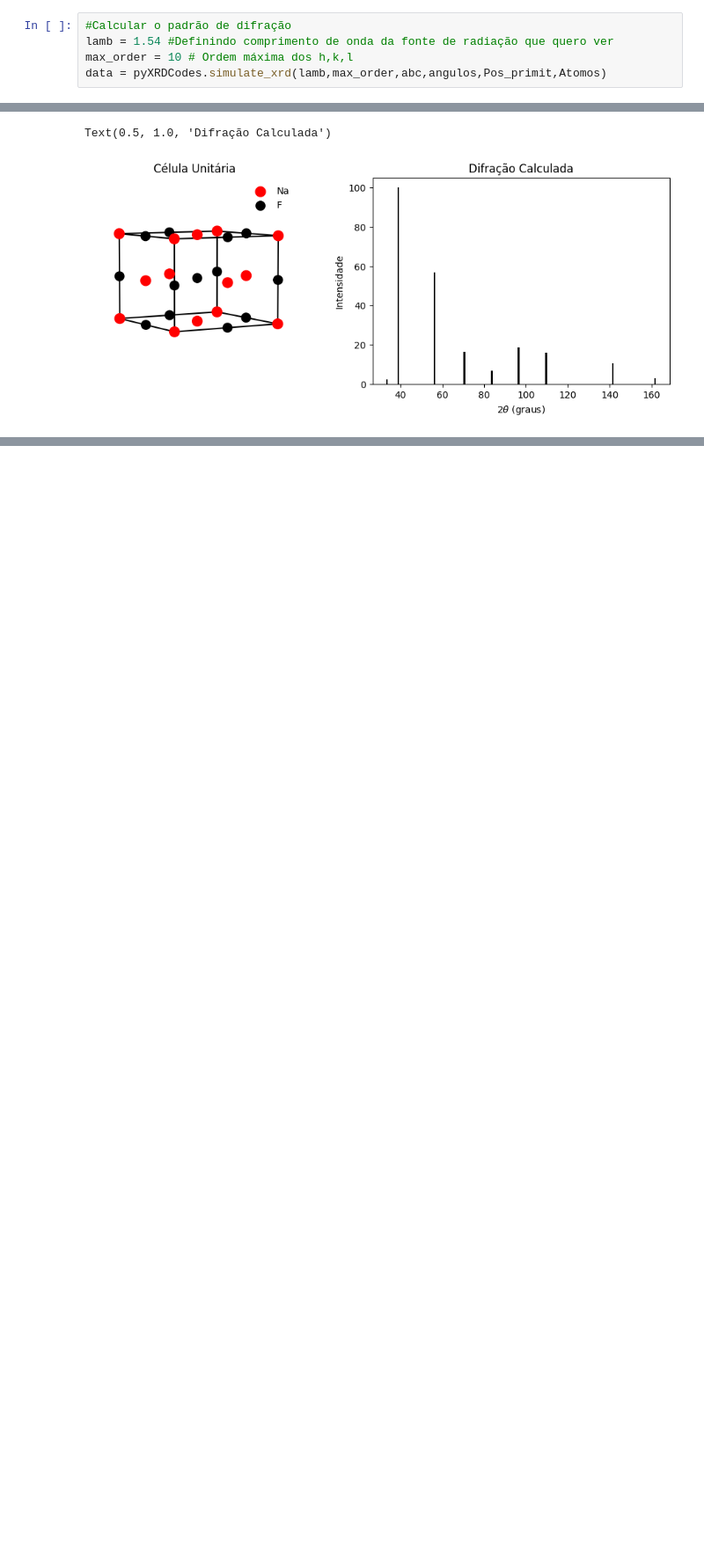
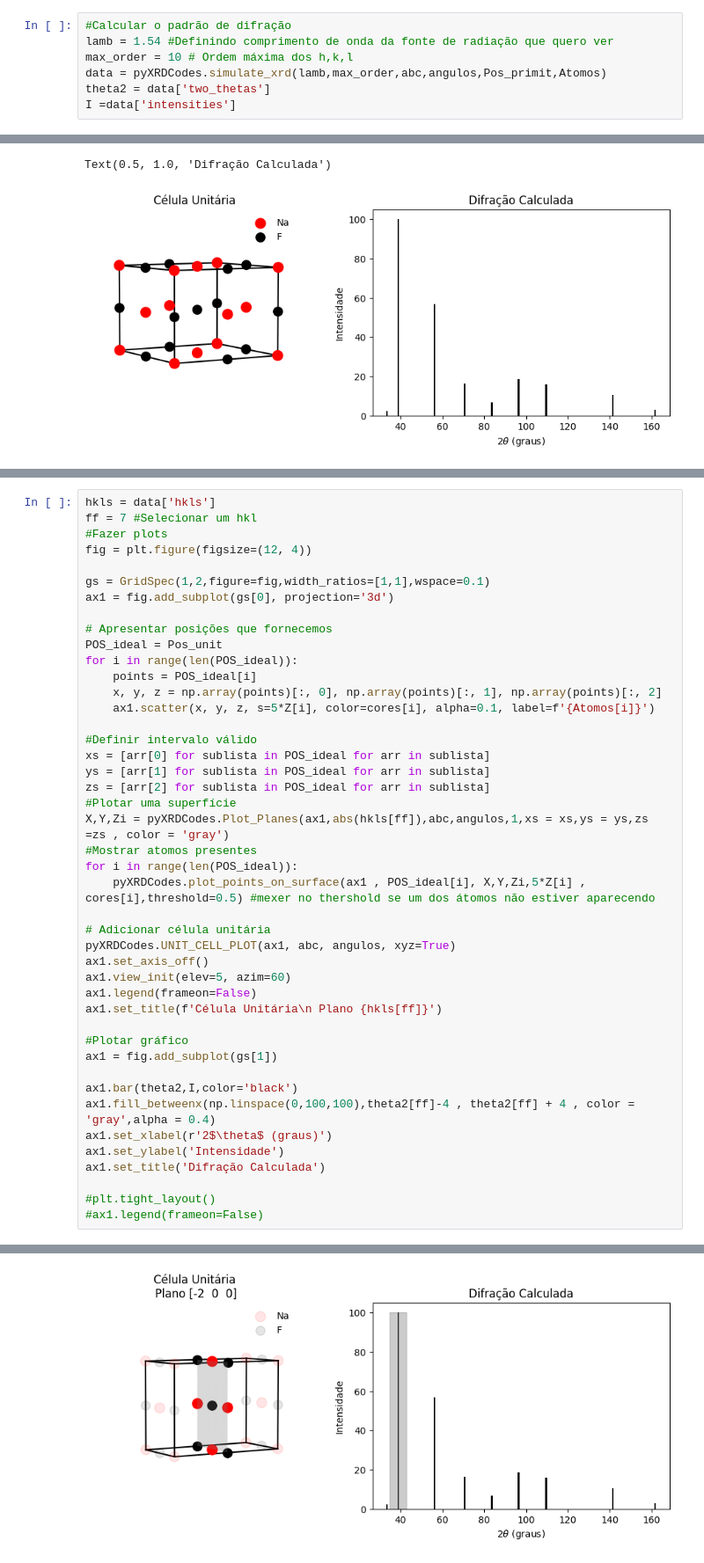
Before and after one commit to PassosSouza/pyMatchXRD, a Jupyter notebook: Usar_pyXRD.ipynb, the cells around one changed output, grey strips where cells are left out. Shown: that part at 88% size. Drawn from its saved outputs; the diff is of its cells as text; blank space fills up the shorter version.

```diff
--- a/Usar_pyXRD.ipynb
+++ b/Usar_pyXRD.ipynb
@@ -236,6 +236,8 @@ Text(0.5, 0.92, 'Posições Célula Unitária')
 lamb = 1.54 #Definindo comprimento de onda da fonte de radiação que quero ver
 max_order = 10 # Ordem máxima dos h,k,l
 data = pyXRDCodes.simulate_xrd(lamb,max_order,abc,angulos,Pos_primit,Atomos)
+theta2 = data['two_thetas']
+I =data['intensities']
 # %%
 cores = ['red', 'black', 'gray'] #Definir cores que átomos terão
 Z = data['Zs'] #Usando tamanhos fornecidos no calculo da estrutura
@@ -274,0 +279,45 @@ Text(0.5, 1.0, 'Difração Calculada')
+# %%
+hkls = data['hkls']
+ff = 7 #Selecionar um hkl
+#Fazer plots
+fig = plt.figure(figsize=(12, 4))
+
+gs = GridSpec(1,2,figure=fig,width_ratios=[1,1],wspace=0.1)
+ax1 = fig.add_subplot(gs[0], projection='3d')
+
+# Apresentar posições que fornecemos
+POS_ideal = Pos_unit
+for i in range(len(POS_ideal)):
+    points = POS_ideal[i]
+    x, y, z = np.array(points)[:, 0], np.array(points)[:, 1], np.array(points)[:, 2]
+    ax1.scatter(x, y, z, s=5*Z[i], color=cores[i], alpha=0.1, label=f'{Atomos[i]}')
+
+#Definir intervalo válido
+xs = [arr[0] for sublista in POS_ideal for arr in sublista]
+ys = [arr[1] for sublista in POS_ideal for arr in sublista]
+zs = [arr[2] for sublista in POS_ideal for arr in sublista]
+#Plotar uma superfície
+X,Y,Zi = pyXRDCodes.Plot_Planes(ax1,abs(hkls[ff]),abc,angulos,1,xs = xs,ys = ys,zs =zs , color = 'gray')
+#Mostrar atomos presentes
+for i in range(len(POS_ideal)):
+    pyXRDCodes.plot_points_on_surface(ax1 , POS_ideal[i], X,Y,Zi,5*Z[i] , cores[i],threshold=0.5) #mexer no thershold se um dos átomos não estiver aparecendo
+
+# Adicionar célula unitária
+pyXRDCodes.UNIT_CELL_PLOT(ax1, abc, angulos, xyz=True)
+ax1.set_axis_off()
+ax1.view_init(elev=5, azim=60)
+ax1.legend(frameon=False)
+ax1.set_title(f'Célula Unitária\n Plano {hkls[ff]}')
+
+#Plotar gráfico
+ax1 = fig.add_subplot(gs[1])
+
+ax1.bar(theta2,I,color='black')
+ax1.fill_betweenx(np.linspace(0,100,100),theta2[ff]-4 , theta2[ff] + 4 , color = 'gray',alpha = 0.4)
+ax1.set_xlabel(r'2$\theta$ (graus)')
+ax1.set_ylabel('Intensidade')
+ax1.set_title('Difração Calculada')
+
+#plt.tight_layout()
+#ax1.legend(frameon=False)
+# %% [output]
@@ -274,0 +325 @@ Text(0.5, 1.0, 'Difração Calculada')
+[figure, added]
```
Also changed, not shown: parts of 2 cells of this notebook.
